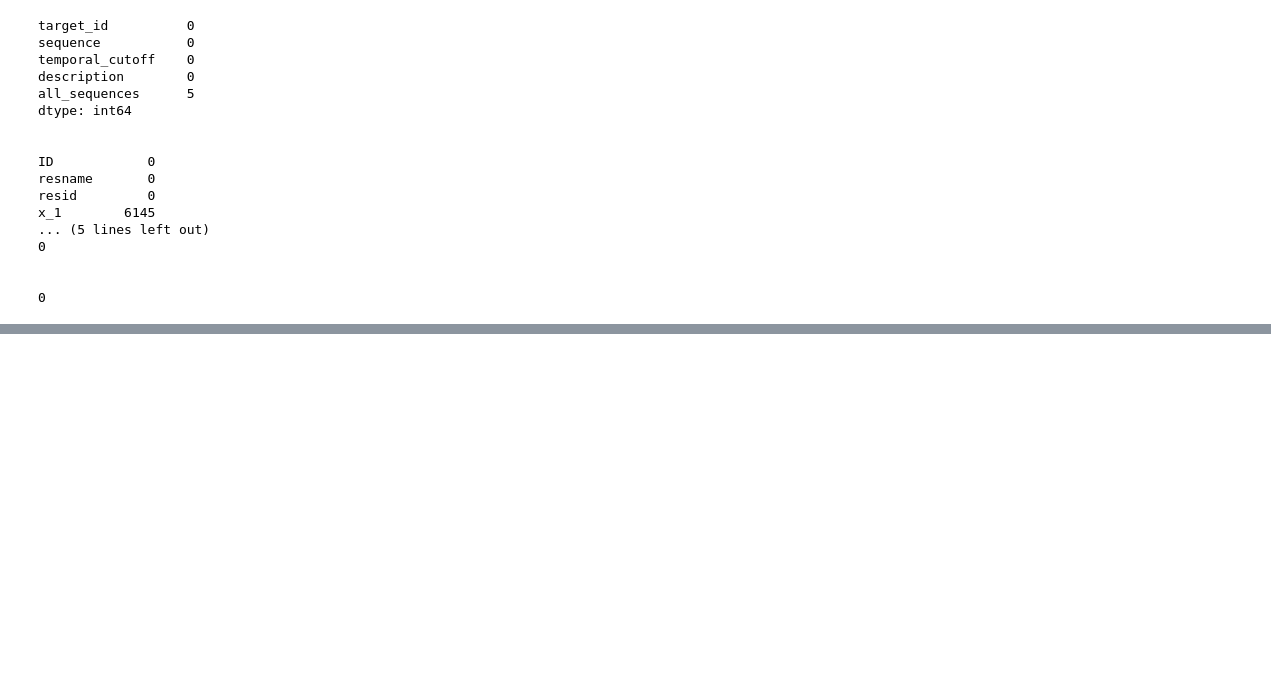
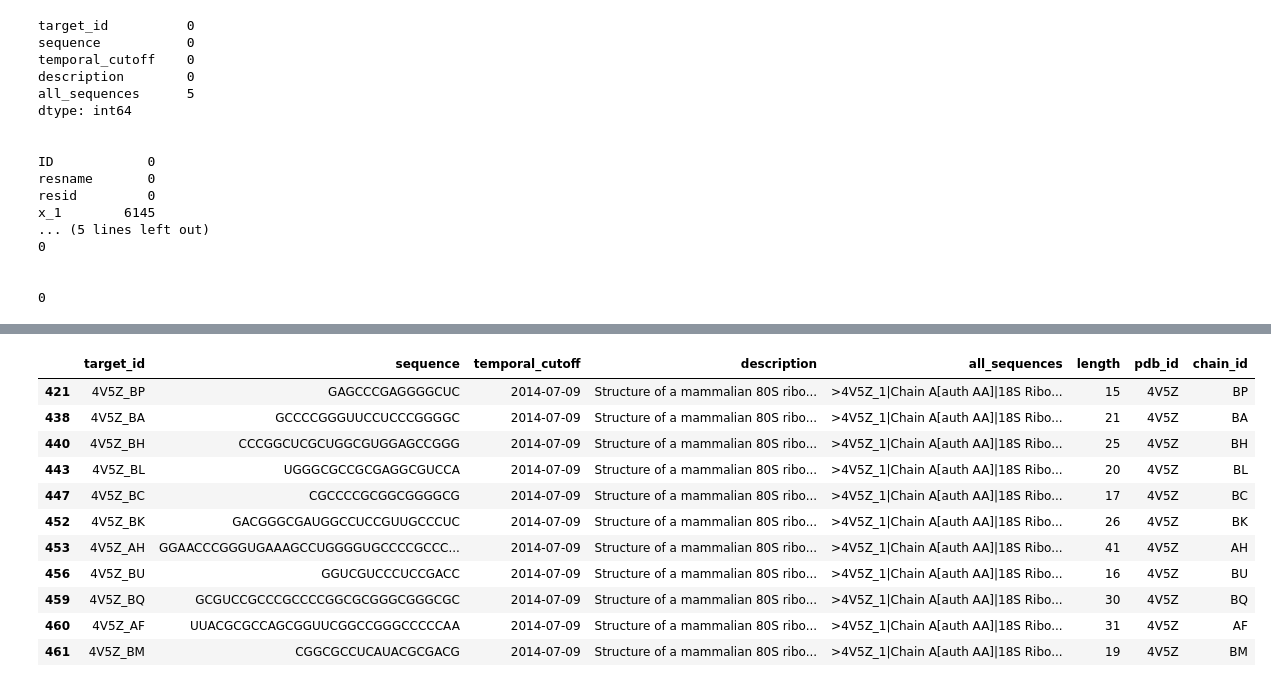
Before and after one commit to omjadhav9271/Stanford-RNA-3D-Folding, a Jupyter notebook: Mark01.ipynb, the cells around one changed output, grey strips where cells are left out. Saved outputs shown, nothing was run; the diff lists cells and outputs as text; code cells hidden in the pictures; blank space fills up the shorter version.

```diff
--- a/Mark01.ipynb
+++ b/Mark01.ipynb
@@ -125,0 +247,15 @@ plt.show()
+# %%
+train_sequences[train_sequences['pdb_id']=='4V5Z']
+# %% [output]
+|  | target_id | sequence | temporal_cutoff | description | all_sequences | length | pdb_id | chain_id |
+| 421 | 4V5Z_BP | GAGCCCGAGGGGCUC | 2014-07-09 | Structure of a mammalian 80S ribo... | >4V5Z_1|Chain A[auth AA]|18S Ribo... | 15 | 4V5Z | BP |
+| 438 | 4V5Z_BA | GCCCCGGGUUCCUCCCGGGGC | 2014-07-09 | Structure of a mammalian 80S ribo... | >4V5Z_1|Chain A[auth AA]|18S Ribo... | 21 | 4V5Z | BA |
+| 440 | 4V5Z_BH | CCCGGCUCGCUGGCGUGGAGCCGGG | 2014-07-09 | Structure of a mammalian 80S ribo... | >4V5Z_1|Chain A[auth AA]|18S Ribo... | 25 | 4V5Z | BH |
+| 443 | 4V5Z_BL | UGGGCGCCGCGAGGCGUCCA | 2014-07-09 | Structure of a mammalian 80S ribo... | >4V5Z_1|Chain A[auth AA]|18S Ribo... | 20 | 4V5Z | BL |
+| 447 | 4V5Z_BC | CGCCCCGCGGCGGGGCG | 2014-07-09 | Structure of a mammalian 80S ribo... | >4V5Z_1|Chain A[auth AA]|18S Ribo... | 17 | 4V5Z | BC |
+| 452 | 4V5Z_BK | GACGGGCGAUGGCCUCCGUUGCCCUC | 2014-07-09 | Structure of a mammalian 80S ribo... | >4V5Z_1|Chain A[auth AA]|18S Ribo... | 26 | 4V5Z | BK |
+| 453 | 4V5Z_AH | GGAACCCGGGUGAAAGCCUGGGGUGCCCCGCCC... | 2014-07-09 | Structure of a mammalian 80S ribo... | >4V5Z_1|Chain A[auth AA]|18S Ribo... | 41 | 4V5Z | AH |
+| 456 | 4V5Z_BU | GGUCGUCCCUCCGACC | 2014-07-09 | Structure of a mammalian 80S ribo... | >4V5Z_1|Chain A[auth AA]|18S Ribo... | 16 | 4V5Z | BU |
+| 459 | 4V5Z_BQ | GCGUCCGCCCGCCCCGGCGCGGGCGGGCGC | 2014-07-09 | Structure of a mammalian 80S ribo... | >4V5Z_1|Chain A[auth AA]|18S Ribo... | 30 | 4V5Z | BQ |
+| 460 | 4V5Z_AF | UUACGCGCCAGCGGUUCGGCCGGGCCCCCAA | 2014-07-09 | Structure of a mammalian 80S ribo... | >4V5Z_1|Chain A[auth AA]|18S Ribo... | 31 | 4V5Z | AF |
+| 461 | 4V5Z_BM | CGGCGCCUCAUACGCGACG | 2014-07-09 | Structure of a mammalian 80S ribo... | >4V5Z_1|Chain A[auth AA]|18S Ribo... | 19 | 4V5Z | BM |
```
Also changed, not shown: parts of 7 cells of this notebook.
